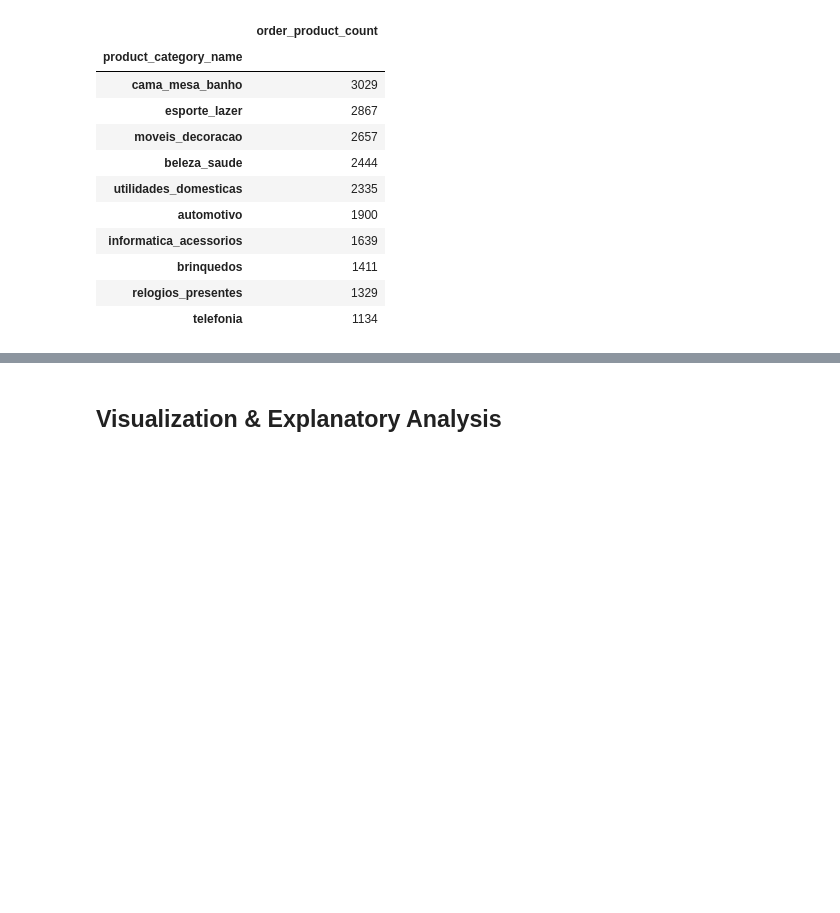
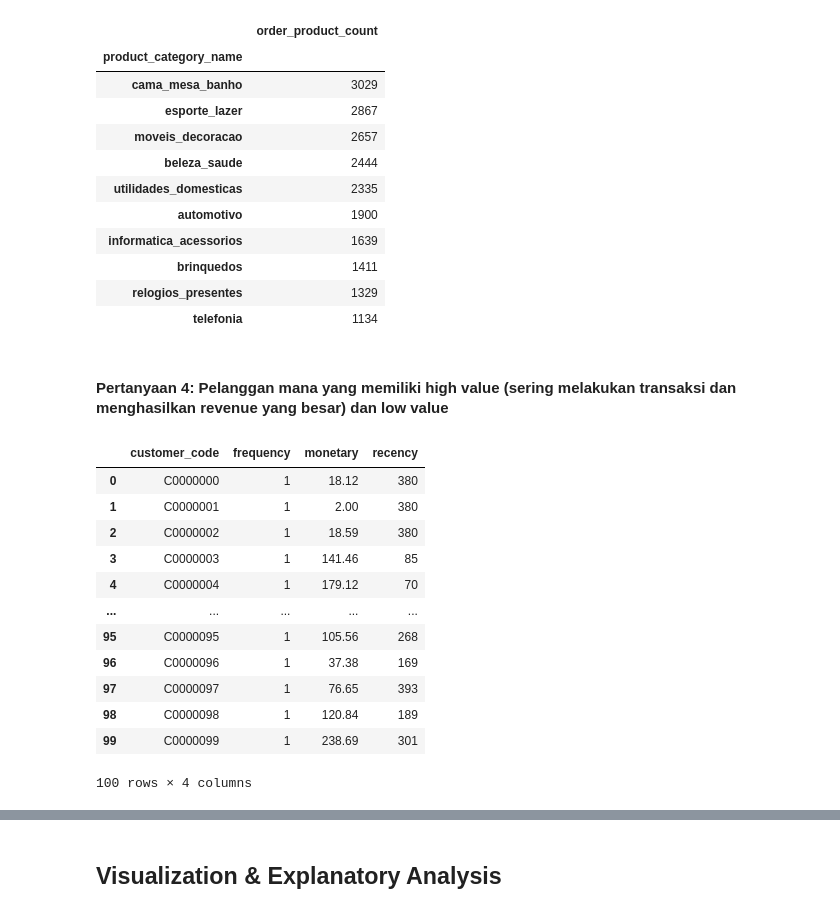
Before and after one commit to egsudotnet/submission_data_analisis, a Jupyter notebook: submission/notebook.ipynb, the cells around one changed output, grey strips where cells are left out. Saved outputs shown, nothing was run; the diff lists cells and outputs as text; code cells hidden in the pictures; blank space fills up the shorter version.

```diff
--- a/sampah/main copy 3.ipynb
+++ b/submission/notebook.ipynb
@@ -733,3 +727,39 @@ total_orders_product_df.head(10)
 | brinquedos | 1411 |
 | relogios_presentes | 1329 |
 | telefonia | 1134 |
+# %% [markdown]
+#### Pertanyaan 4: Pelanggan mana yang memiliki high value (sering melakukan transaksi dan menghasilkan revenue yang besar) dan low value
+# %%
+#Reset customer_id to Numeric
+for i in range(orders_payments_customers_df.shape[0]):
+  padded_string ="C" + "{:0>7}".format(i)
+  orders_payments_customers_df.loc[i, "customer_code"] = padded_string
+
+rfm_df = orders_payments_customers_df.groupby(by="customer_code", as_index=False).agg({
+    "order_purchase_timestamp": "max", # mengambil tanggal order terakhir
+    "order_id": "nunique", # menghitung jumlah order
+    "payment_value": "sum" # menghitung jumlah revenue yang dihasilkan
+})
+rfm_df.columns = ["customer_code", "max_order_timestamp", "frequency", "monetary"]
+
+# menghitung kapan terakhir pelanggan melakukan transaksi (hari)
+rfm_df["max_order_timestamp"] = rfm_df["max_order_timestamp"].dt.date
+recent_date = orders_df["order_purchase_timestamp"].dt.date.max()
+rfm_df["recency"] = rfm_df["max_order_timestamp"].apply(lambda x: (recent_date - x).days)
+
+rfm_df.drop("max_order_timestamp", axis=1, inplace=True)
+rfm_df.head(100)
+# %% [output]
+|  | customer_code | frequency | monetary | recency |
+| 0 | C0000000 | 1 | 18.12 | 380 |
+| 1 | C0000001 | 1 | 2.00 | 380 |
+| 2 | C0000002 | 1 | 18.59 | 380 |
+| 3 | C0000003 | 1 | 141.46 | 85 |
+| 4 | C0000004 | 1 | 179.12 | 70 |
+| ... | ... | ... | ... | ... |
+| 95 | C0000095 | 1 | 105.56 | 268 |
+| 96 | C0000096 | 1 | 37.38 | 169 |
+| 97 | C0000097 | 1 | 76.65 | 393 |
+| 98 | C0000098 | 1 | 120.84 | 189 |
+| 99 | C0000099 | 1 | 238.69 | 301 |
+100 rows × 4 columns
```
Also changed, not shown: parts of 15 cells of this notebook, 16 other files.
